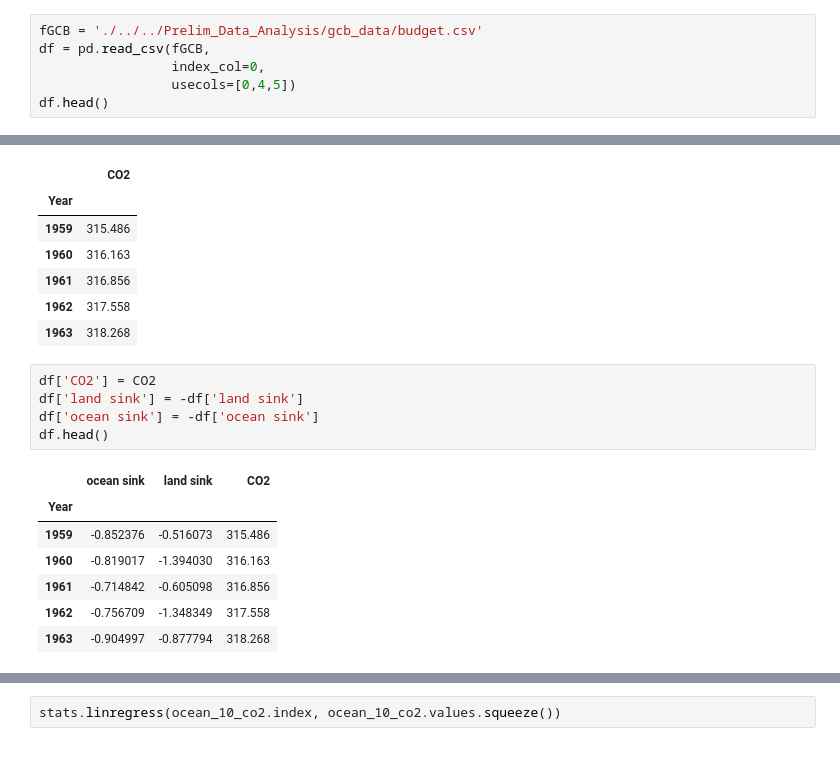
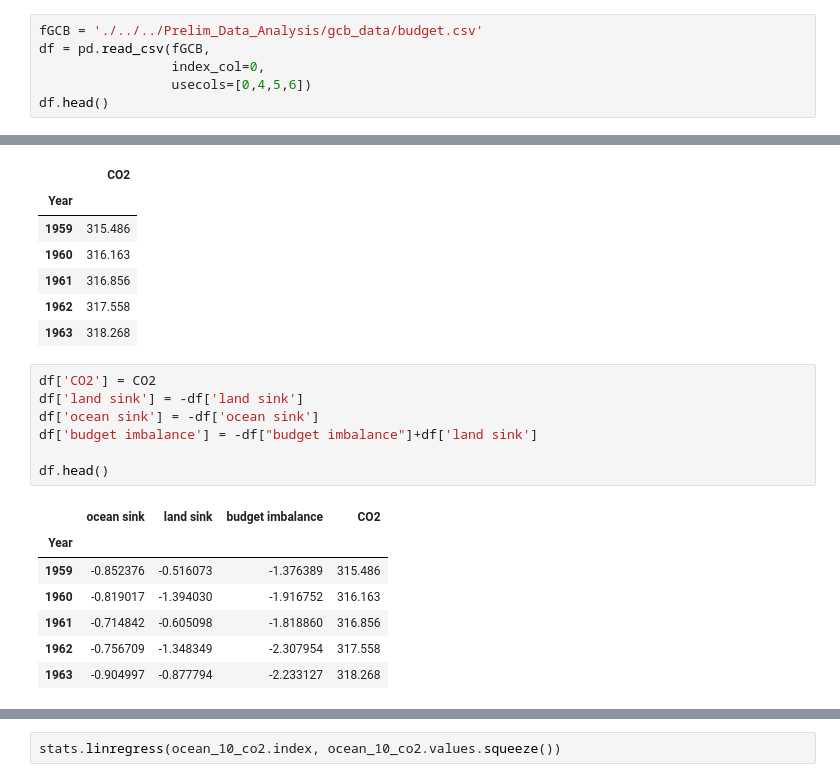
Before and after one commit to rursino/carbon-cycle-feedbacks, a Jupyter notebook: Peylin_flux/Notebooks/CO2_reg.ipynb, the cells around one changed output, grey strips where cells are left out. Cells and saved outputs as stored; diff of their text form.

```diff
--- a/Peylin_flux/Notebooks/CO2_reg.ipynb
+++ b/Peylin_flux/Notebooks/CO2_reg.ipynb
@@ -11,6 +12,6 @@ import pickle
 fGCB = './../../Prelim_Data_Analysis/gcb_data/budget.csv'
 df = pd.read_csv(fGCB,
                  index_col=0,
-                 usecols=[0,4,5])
+                 usecols=[0,4,5,6])
 df.head()
 # %% [output]
@@ -36,13 +37,15 @@ CO2.head()
 # %%
 df['CO2'] = CO2
 df['land sink'] = -df['land sink']
 df['ocean sink'] = -df['ocean sink']
+df['budget imbalance'] = -df["budget imbalance"]+df['land sink']
+
 df.head()
 # %% [output]
-|  | ocean sink | land sink | CO2 |
-| Year |  |  |  |
-| 1959 | -0.852376 | -0.516073 | 315.486 |
-| 1960 | -0.819017 | -1.394030 | 316.163 |
-| 1961 | -0.714842 | -0.605098 | 316.856 |
-| 1962 | -0.756709 | -1.348349 | 317.558 |
-| 1963 | -0.904997 | -0.877794 | 318.268 |
+|  | ocean sink | land sink | budget imbalance | CO2 |
+| Year |  |  |  |  |
+| 1959 | -0.852376 | -0.516073 | -1.376389 | 315.486 |
+| 1960 | -0.819017 | -1.394030 | -1.916752 | 316.163 |
+| 1961 | -0.714842 | -0.605098 | -1.818860 | 316.856 |
+| 1962 | -0.756709 | -1.348349 | -2.307954 | 317.558 |
+| 1963 | -0.904997 | -0.877794 | -2.233127 | 318.268 |
```
Also changed, not shown: parts of 26 cells of this notebook, 4 other files.
